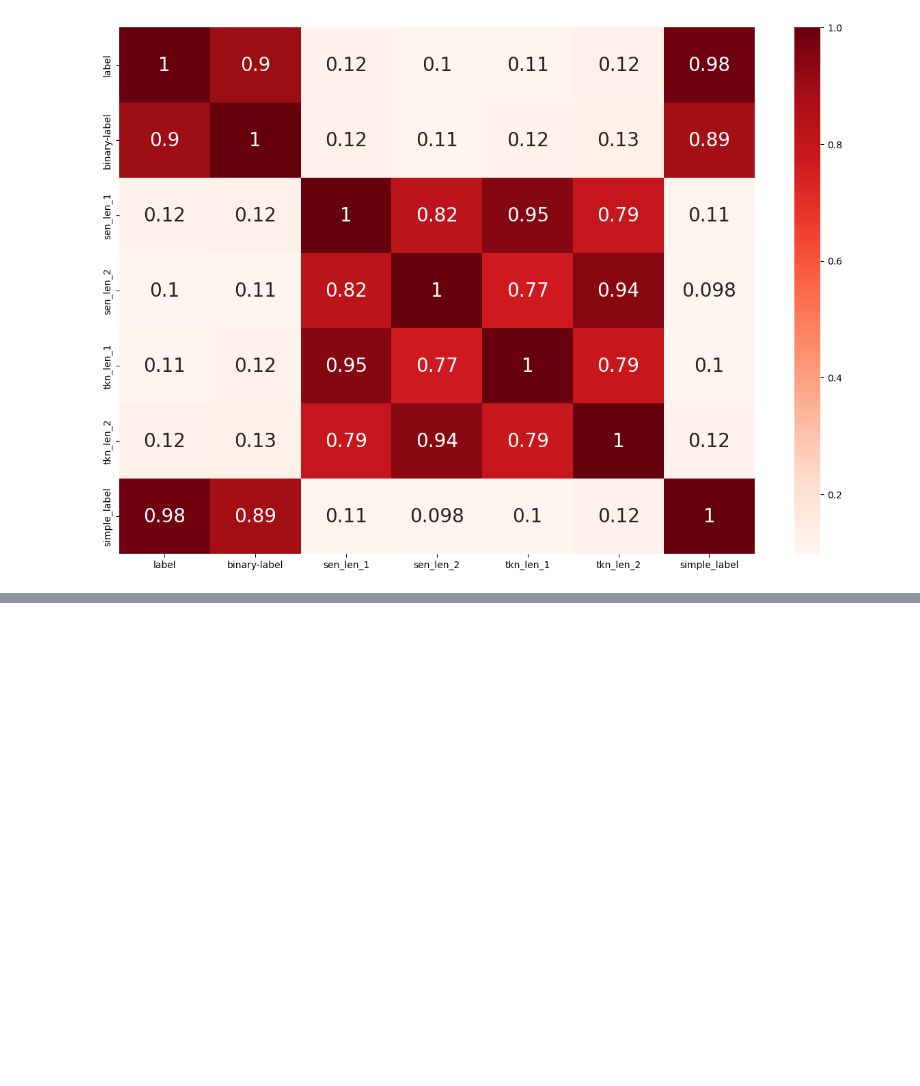
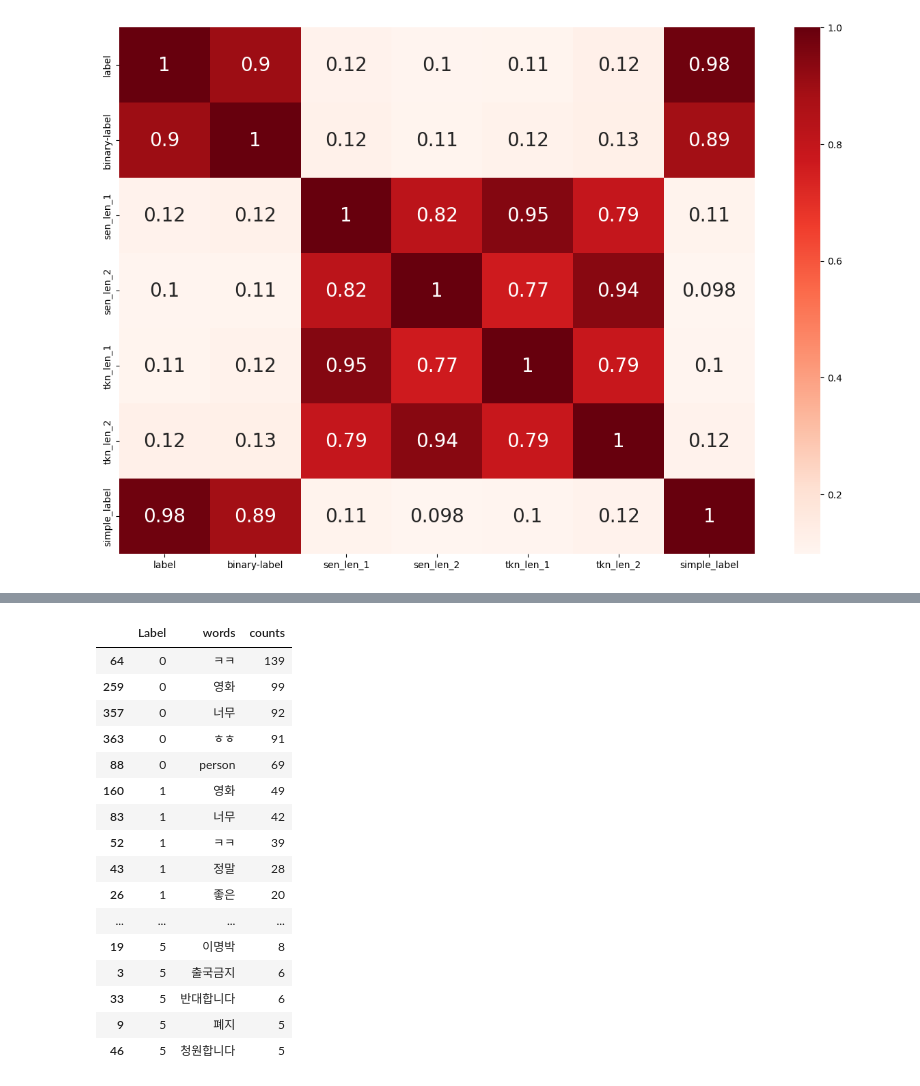
Before and after one commit to boostcampaitech4nlp2/level1_semantictextsimilarity_nlp-level1-nlp-12, a Jupyter notebook: level1/notebooks/data_EDA.ipynb, the cells around one changed output, grey strips where cells are left out. Drawn from its saved outputs; the diff is of its cells as text; code cells hidden in the pictures; blank space fills up the shorter version.

```diff
--- a/level1/notebooks/data_EDA.ipynb
+++ b/level1/notebooks/data_EDA.ipynb
@@ -153,0 +186,37 @@ g = sns.heatmap(train.corr(), cmap= "Reds", annot_kws = {'size':20}, annot = Tru
+# %%
+def get_n_grams(n_grams, sen, top_n = 10):
+    df_words = pd.DataFrame()
+    for dt in tqdm(sorted(list(train['simple_label'].unique()))):
+        df = train.query('simple_label == @dt')
+        texts = df['sentence_'+str(sen)].tolist()
+        vec = CountVectorizer(ngram_range = (n_grams, n_grams)).fit(texts)
+        BOW = vec.transform(texts)
+        sum_words = BOW.sum(axis = 0)
+        words_freq = [(word,sum_words[0, idx]) for word, idx in vec.vocabulary_.items()]
+        cvec_df = pd.DataFrame.from_records(words_freq, \
+                                            columns = ['words', 'counts']).sort_values(by="counts", ascending = False)
+        cvec_df.insert(0, "Label", dt)
+        cvec_df = cvec_df.iloc[:top_n, :]
+        df_words = pd.concat([df_words, cvec_df])
+    return df_words
+# %%
+unigram = get_n_grams(n_grams = 1, sen = 1, top_n=5)
+unigram
+# %% [output]
+|  | Label | words | counts |
+| 64 | 0 | ㅋㅋ | 139 |
+| 259 | 0 | 영화 | 99 |
+| 357 | 0 | 너무 | 92 |
+| 363 | 0 | ㅎㅎ | 91 |
+| 88 | 0 | person | 69 |
+| 160 | 1 | 영화 | 49 |
+| 83 | 1 | 너무 | 42 |
+| 52 | 1 | ㅋㅋ | 39 |
+| 43 | 1 | 정말 | 28 |
+| 26 | 1 | 좋은 | 20 |
+| ... | ... | ... | ... |
+| 19 | 5 | 이명박 | 8 |
+| 3 | 5 | 출국금지 | 6 |
+| 33 | 5 | 반대합니다 | 6 |
+| 9 | 5 | 폐지 | 5 |
+| 46 | 5 | 청원합니다 | 5 |
```
Also changed, not shown: parts of 5 cells of this notebook.
